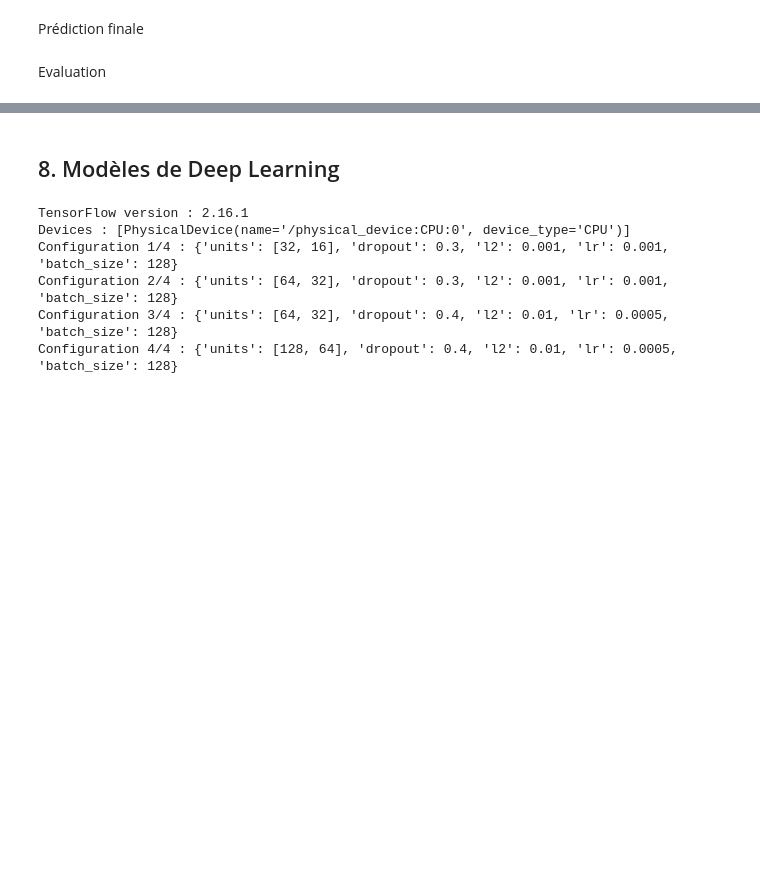
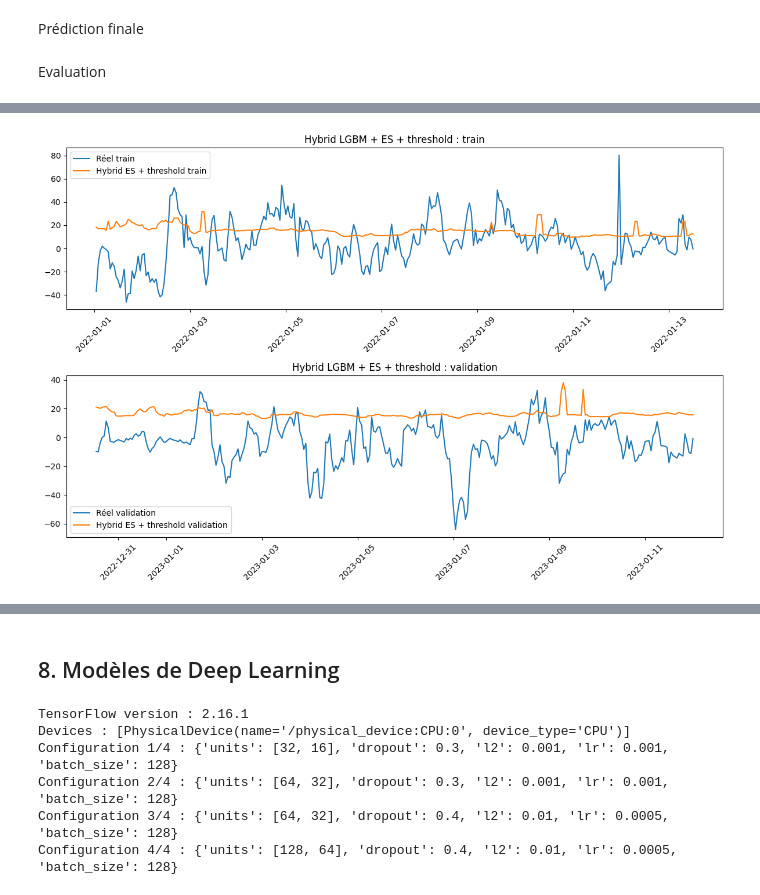
Before and after one commit to Lisabenkhaled/Machine-Learning, a Jupyter notebook: Machine_learning.ipynb, the cells around one changed output, grey strips where cells are left out. Drawn from its saved outputs; the diff is of its cells as text; code cells hidden in the pictures; blank space fills up the shorter version.

```diff
--- a/Machine_learning.ipynb
+++ b/Machine_learning.ipynb
@@ -2715,0 +3347,39 @@ NameError: name 'LGBMClassifier' is not defined
+# %%
+n_plot = 300
+
+fig, axes = plt.subplots(2, 1, figsize=(12, 8))
+
+# Train
+axes[0].plot(
+    train_df[TIME_COL].iloc[:n_plot],
+    train_df[TARGET_COL].iloc[:n_plot],
+    label="Réel train"
+)
+axes[0].plot(
+    hybrid_pred_train_best[TIME_COL].iloc[:n_plot],
+    hybrid_pred_train_best[TARGET_COL].iloc[:n_plot],
+    label="Hybrid ES + threshold train"
+)
+axes[0].set_title("Hybrid LGBM + ES + threshold : train")
+axes[0].legend()
+axes[0].tick_params(axis="x", rotation=45)
+
+# Validation
+axes[1].plot(
+    valid_df[TIME_COL].iloc[:n_plot],
+    valid_df[TARGET_COL].iloc[:n_plot],
+    label="Réel validation"
+)
+axes[1].plot(
+    hybrid_pred_valid_best[TIME_COL].iloc[:n_plot],
+    hybrid_pred_valid_best[TARGET_COL].iloc[:n_plot],
+    label="Hybrid ES + threshold validation"
+)
+axes[1].set_title("Hybrid LGBM + ES + threshold : validation")
+axes[1].legend()
+axes[1].tick_params(axis="x", rotation=45)
+
+plt.tight_layout()
+plt.show()
+# %% [output]
+[figure, added]
```
Also changed, not shown: parts of 46 cells of this notebook.
